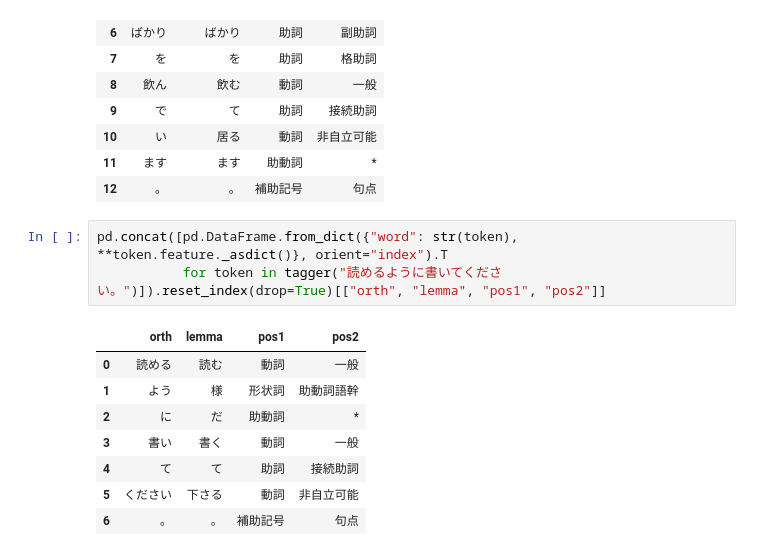
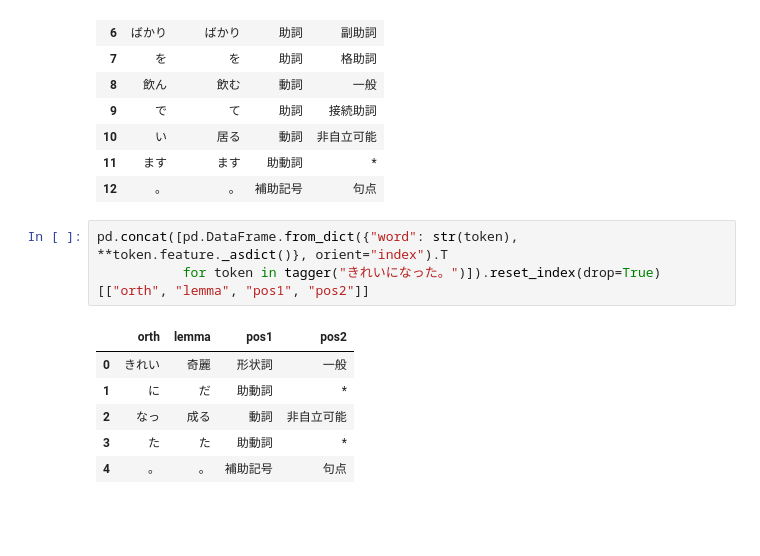
Before and after one commit to mrlovre/japp, a Jupyter notebook: extractor.ipynb, the cells around one changed output. Saved outputs shown, nothing was run; the diff lists cells and outputs as text; blank space fills up the shorter version.

```diff
--- a/extractor.ipynb
+++ b/extractor.ipynb
@@ -299,13 +299,11 @@ pd.concat([pd.DataFrame.from_dict({"word": str(token), **token.feature._asdict()
 | 12 | 。 | 。 | 補助記号 | 句点 |
 # %%
 pd.concat([pd.DataFrame.from_dict({"word": str(token), **token.feature._asdict()}, orient="index").T
-           for token in tagger("読めるように書いてください。")]).reset_index(drop=True)[["orth", "lemma", "pos1", "pos2"]]
+           for token in tagger("きれいになった。")]).reset_index(drop=True)[["orth", "lemma", "pos1", "pos2"]]
 # %% [output]
 |  | orth | lemma | pos1 | pos2 |
-| 0 | 読める | 読む | 動詞 | 一般 |
-| 1 | よう | 様 | 形状詞 | 助動詞語幹 |
-| 2 | に | だ | 助動詞 | * |
-| 3 | 書い | 書く | 動詞 | 一般 |
-| 4 | て | て | 助詞 | 接続助詞 |
-| 5 | ください | 下さる | 動詞 | 非自立可能 |
-| 6 | 。 | 。 | 補助記号 | 句点 |
+| 0 | きれい | 奇麗 | 形状詞 | 一般 |
+| 1 | に | だ | 助動詞 | * |
+| 2 | なっ | 成る | 動詞 | 非自立可能 |
+| 3 | た | た | 助動詞 | * |
+| 4 | 。 | 。 | 補助記号 | 句点 |
```
Also changed, not shown: 15 other files.
